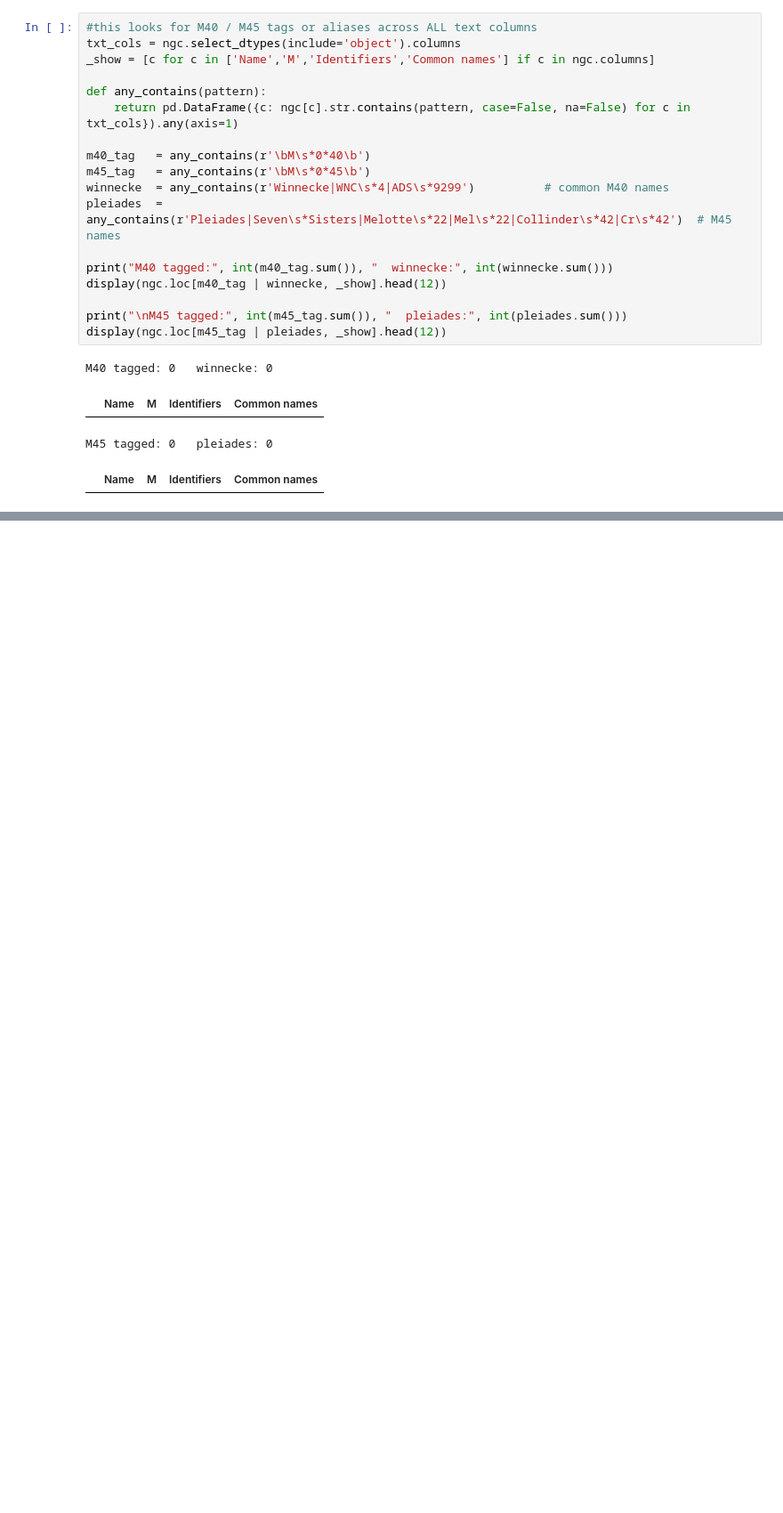
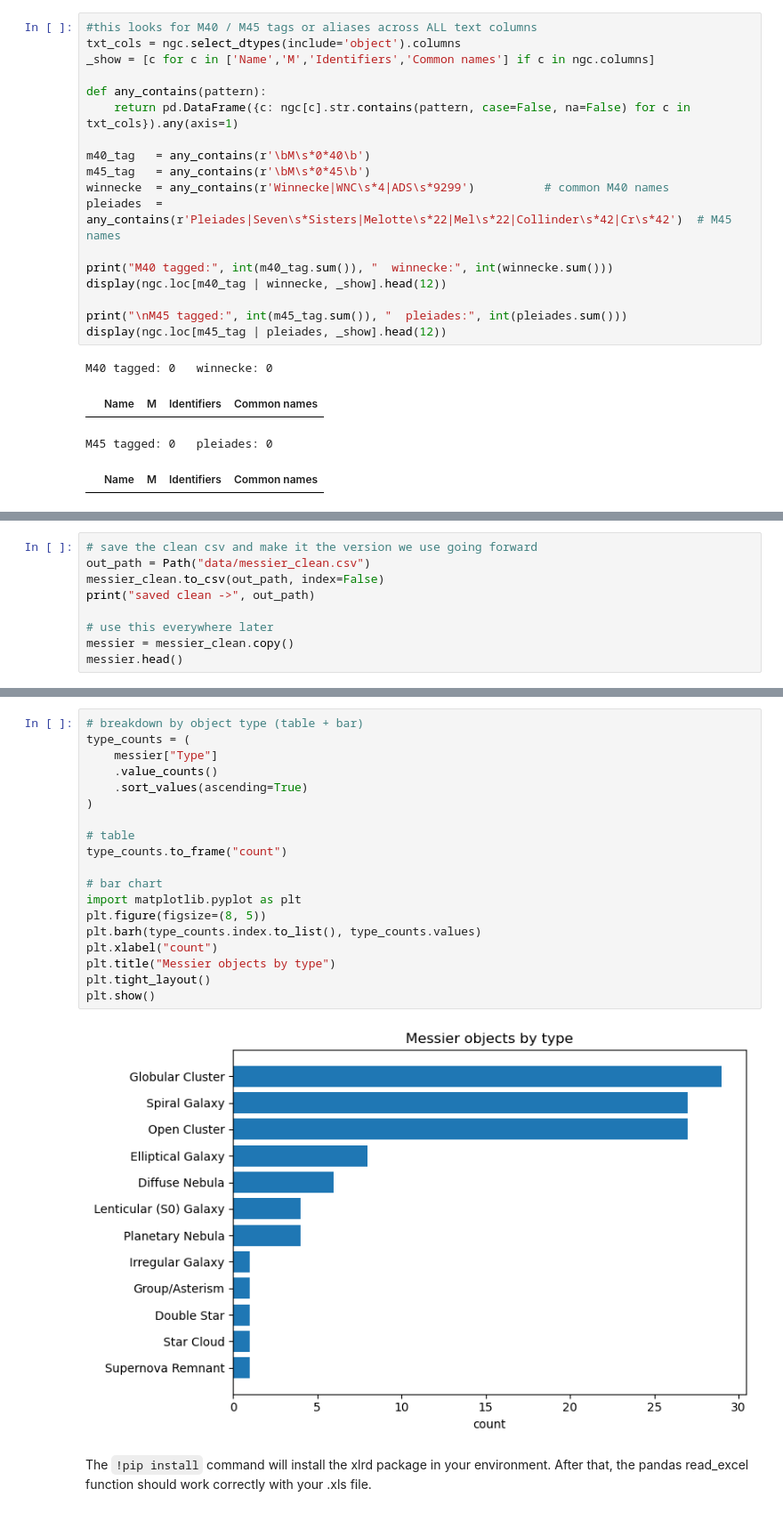
Before and after one commit to MUTEJIMMY/Astr1221_Project2_Abdirahman, a Jupyter notebook: Project2_DataWrangling.ipynb, the cells around one changed output, grey strips where cells are left out. Shown: that part at 89% size. Saved outputs shown, nothing was run; the diff lists cells and outputs as text; blank space fills up the shorter version.

```diff
--- a/Project2_DataWrangling.ipynb
+++ b/Project2_DataWrangling.ipynb
@@ -177,0 +280,9 @@ I can't get these 2 objects to appear from this sort, and I've tried a lot more
+# %%
+# save the clean csv and make it the version we use going forward
+out_path = Path("data/messier_clean.csv")
+messier_clean.to_csv(out_path, index=False)
+print("saved clean ->", out_path)
+
+# use this everywhere later
+messier = messier_clean.copy()
+messier.head()
@@ -177,0 +455,24 @@ I can't get these 2 objects to appear from this sort, and I've tried a lot more
+# %%
+# breakdown by object type (table + bar)
+type_counts = (
+    messier["Type"]
+    .value_counts()
+    .sort_values(ascending=True)
+)
+
+# table
+type_counts.to_frame("count")
+
+# bar chart
+import matplotlib.pyplot as plt
+plt.figure(figsize=(8, 5))
+plt.barh(type_counts.index.to_list(), type_counts.values)
+plt.xlabel("count")
+plt.title("Messier objects by type")
+plt.tight_layout()
+plt.show()
+# %% [output]
+[figure, added]
+# %% [markdown]
+
+The `!pip install` command will install the xlrd package in your environment. After that, the pandas read_excel function should work correctly with your .xls file.
```
Also changed, not shown: parts of 14 cells of this notebook, 3 other files.
